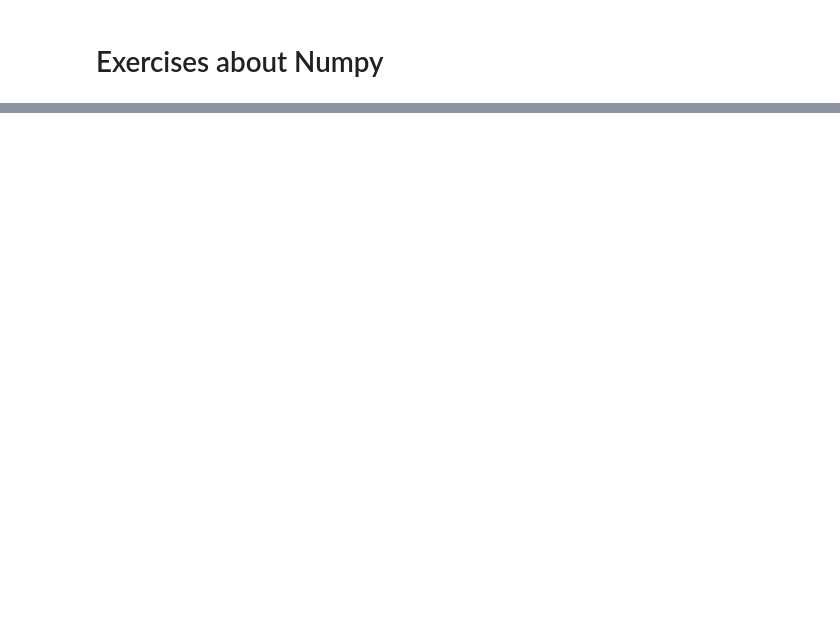
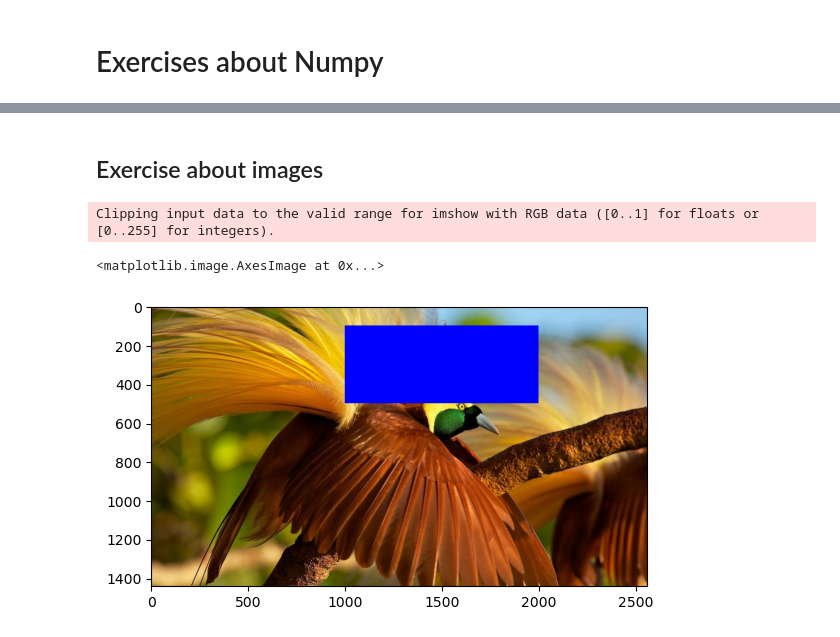
Before and after one commit to pcmoraesmenezes/Data-Science-and-Machine-Learning-Course, a Jupyter notebook: Introduction/numpy/practice_exercise.ipynb, the cells around one changed output, grey strips where cells are left out. Drawn from its saved outputs; the diff is of its cells as text; code cells hidden in the pictures; blank space fills up the shorter version.

```diff
--- a/Introduction/numpy/practice_exercise.ipynb
+++ b/Introduction/numpy/practice_exercise.ipynb
@@ -68,0 +71,22 @@ My array 2 sorted: [5.187195   5.59107001 5.78665397 5.78979408 6.15399765 6.195
+# %% [markdown]
+## Exercise about images
+# %%
+# import the bird image used in lecture 32
+
+# Take the original image and make a blux box with color value 200 at x-axis from (1000-2000) and y-axis from (100-500)
+
+import matplotlib.pyplot as plt
+
+img = plt.imread('images/bird.png')
+
+blue_box = img.copy()
+
+blue_box[100:500, 1000:2000, 0] = 0
+blue_box[100:500, 1000:2000, 1] = 0
+blue_box[100:500, 1000:2000, 2] = 200
+
+plt.imshow(blue_box)
+# %% [output]
+Clipping input data to the valid range for imshow with RGB data ([0..1] for floats or [0..255] for integers).
+<matplotlib.image.AxesImage at 0x...>
+[figure, added]
```
Also changed, not shown: parts of 4 cells of this notebook, 4 other files.
